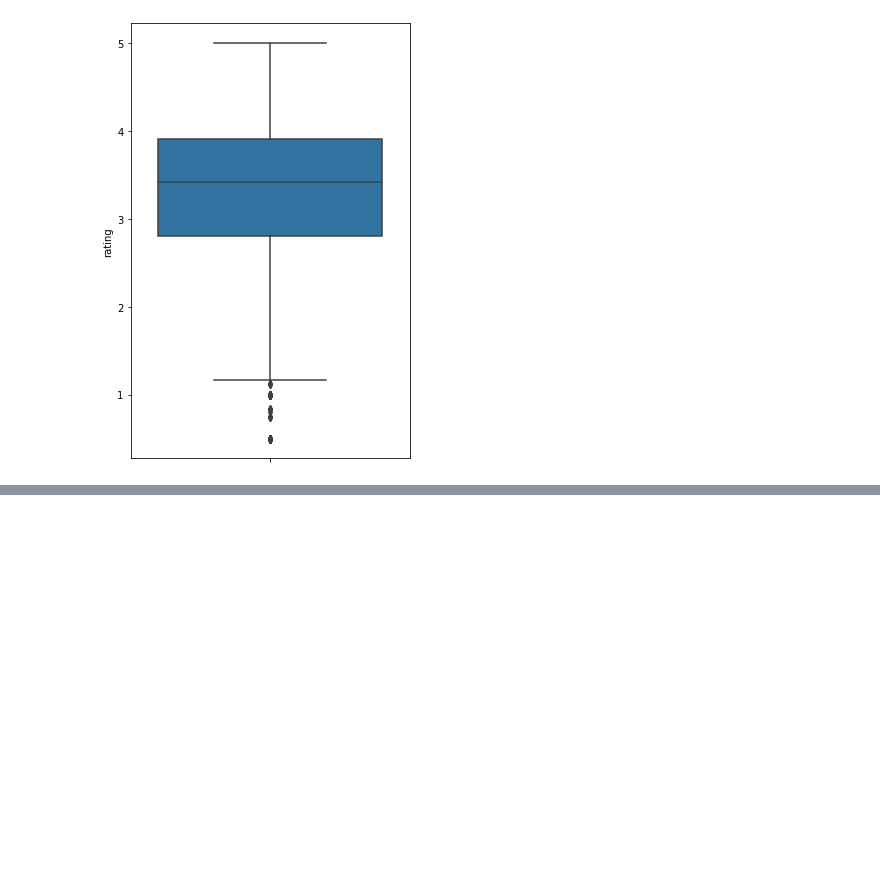
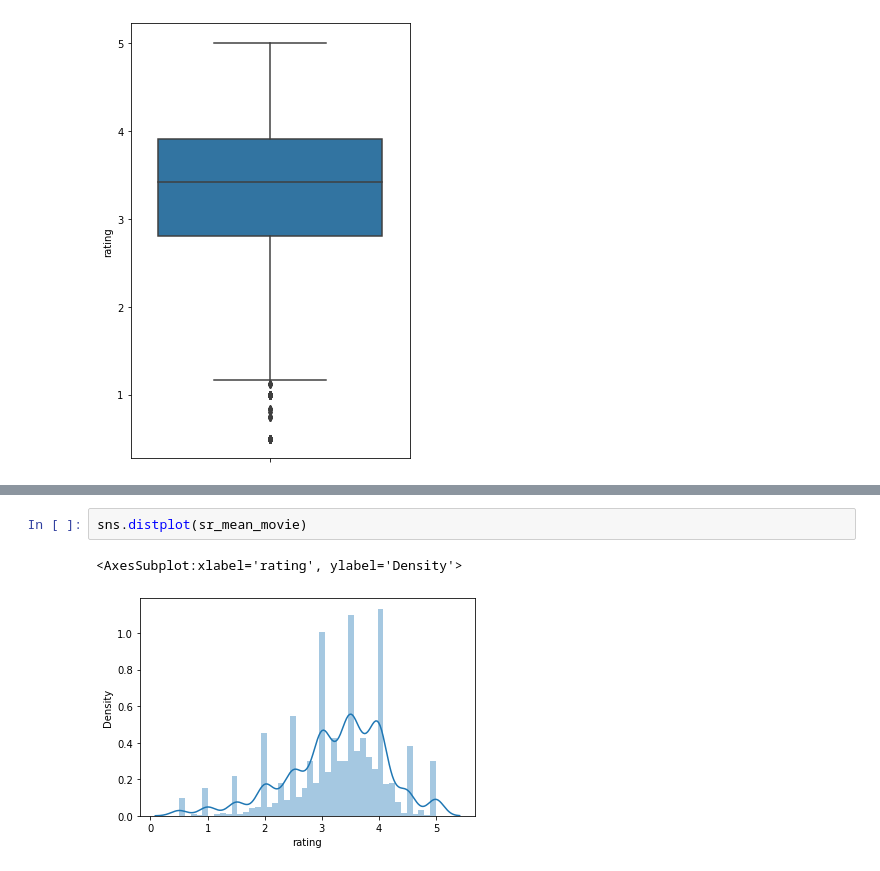
Before and after one commit to rafaelladuarte/film_rating_exploratory_analysis, a Jupyter notebook: Aulas/aula2.ipynb, the cells around one changed output, grey strips where cells are left out. Saved outputs shown, nothing was run; the diff lists cells and outputs as text; blank space fills up the shorter version.

```diff
--- a/Aulas/Aula_1/aula.ipynb
+++ b/Aulas/aula2.ipynb
@@ -153,0 +166,5 @@ sns.boxplot(y=sr_mean_movie)
+# %%
+sns.distplot(sr_mean_movie)
+# %% [output]
+<AxesSubplot:xlabel='rating', ylabel='Density'>
+[figure, added]
```
Also changed, not shown: parts of 2 cells of this notebook, 5 other files.
